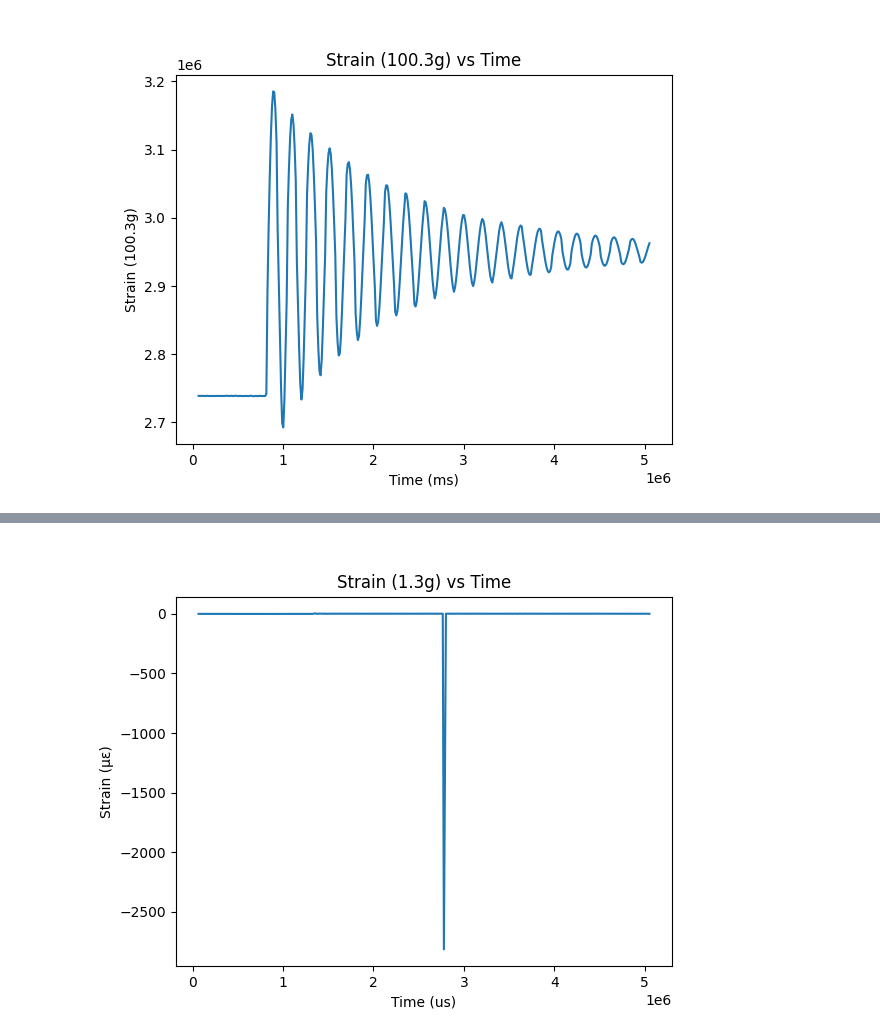
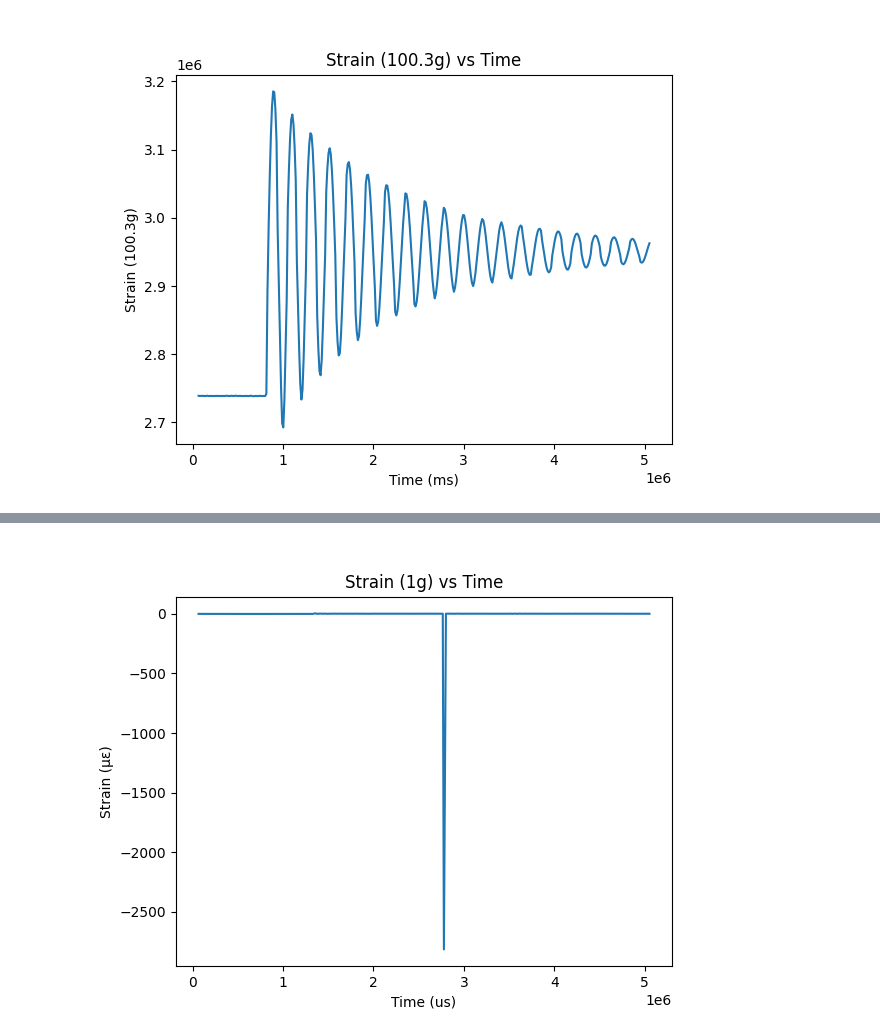
Before and after one commit to rkonecky/geng360-konecky, a Jupyter notebook: Lab 4 - Beam/Strain calcs.ipynb, the cells around one changed output, grey strips where cells are left out. Drawn from its saved outputs; the diff is of its cells as text; code cells hidden in the pictures.

```diff
--- a/Lab 4 - Beam/Strain calcs.ipynb
+++ b/Lab 4 - Beam/Strain calcs.ipynb
@@ -268,32 +268,32 @@ baseline_samples = 100
 Vunstrained_ratio = strain13g['StrainVout13g'].iloc[:baseline_samples].mean() / Vin
 
 strain13g['Vr13g'] = ( strain13g['StrainVout13g'] / Vin ) - Vunstrained_ratio
 
 strain13g['Vr13g'].head()
 
 strain13g['strainfinal13g'] = (( strain13g['Vr13g'] * (-4) ) / (GF * (1 + (strain13g['Vr13g'] * 2)) ) )
 
 strain13g['strainfinal13g'].head()
 
 # convert strain units to microstrain (1 microstrain = 1e-6 strain)
 strain13g['strainfinal13g'] = strain13g['strainfinal13g'] * 1e6
 
 # Zero the strain at the start (subtract initial value to make t=0 = 0)
 initial_strain = strain13g['strainfinal13g'].iloc[0]
 strain13g['strainfinal13g'] = (strain13g['strainfinal13g'] - initial_strain) * -1
 
 # plot stress vs time for 103g
 plt.figure()  # Create a new figure
 sns.lineplot(x="Times (us)", y= "strainfinal13g", data=strain13g)
-plt.title("Strain (1.3g) vs Time")
+plt.title("Strain (1g) vs Time")
 plt.xlabel("Time (us)")
 plt.ylabel("Strain (µε)")
 
 mplcursors.cursor(hover=False)  # Enable interactive cursor for data point selection
 
 # Click anywhere on your data to add a cursor
 # Right-click to remove a cursor
 
 plt.show()
 # %% [output]
-[figure, old version]
+[figure, new version]
```
Also changed, not shown: parts of 6 cells of this notebook, 14 other files.
